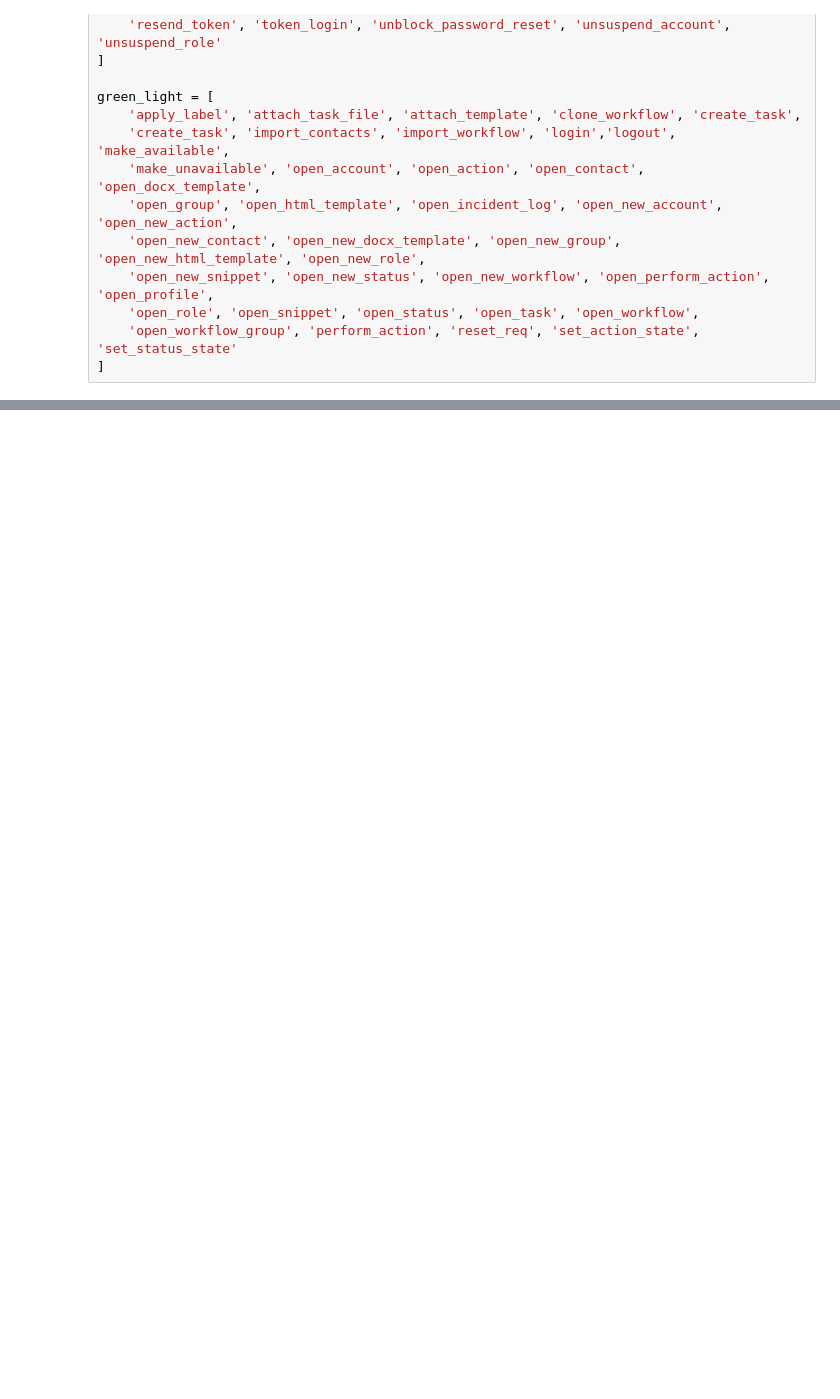
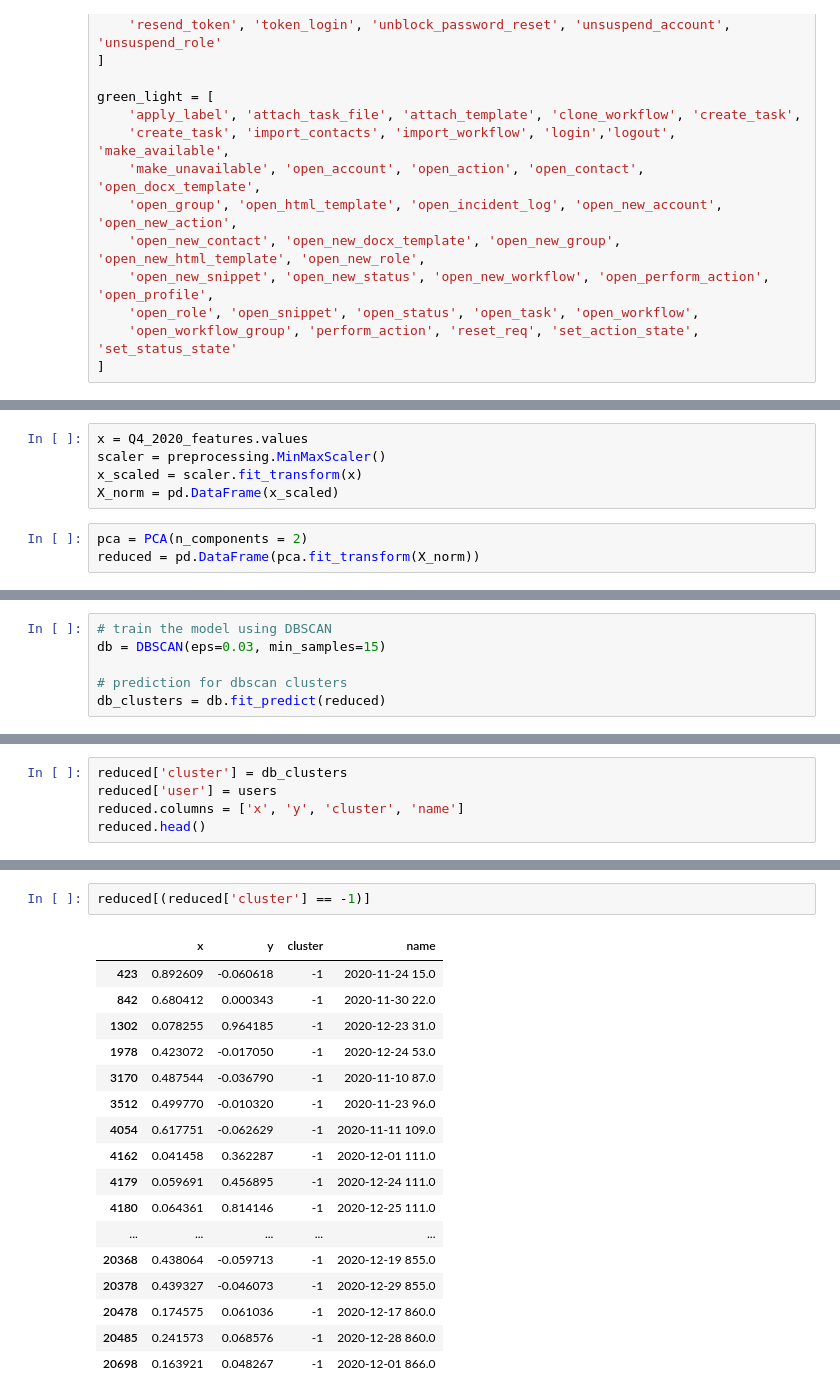
Before and after one commit to TadSas/UBA, a Jupyter notebook: Modeling.ipynb, the cells around one changed output, grey strips where cells are left out. Cells and saved outputs as stored; diff of their text form; blank space fills up the shorter version.

```diff
--- a/Modeling.ipynb
+++ b/Modeling.ipynb
@@ -90,0 +149,8 @@ dtype: float64
+# %%
+x = Q4_2020_features.values
+scaler = preprocessing.MinMaxScaler()
+x_scaled = scaler.fit_transform(x)
+X_norm = pd.DataFrame(x_scaled)
+# %%
+pca = PCA(n_components = 2)
+reduced = pd.DataFrame(pca.fit_transform(X_norm))
@@ -90,0 +175,6 @@ dtype: float64
+# %%
+# train the model using DBSCAN
+db = DBSCAN(eps=0.03, min_samples=15)
+
+# prediction for dbscan clusters
+db_clusters = db.fit_predict(reduced)
@@ -90,0 +185,5 @@ dtype: float64
+# %%
+reduced['cluster'] = db_clusters
+reduced['user'] = users
+reduced.columns = ['x', 'y', 'cluster', 'name']
+reduced.head()
@@ -90,0 +202,20 @@ dtype: float64
+# %%
+reduced[(reduced['cluster'] == -1)]
+# %% [output]
+|  | x | y | cluster | name |
+| 423 | 0.892609 | -0.060618 | -1 | 2020-11-24 15.0 |
+| 842 | 0.680412 | 0.000343 | -1 | 2020-11-30 22.0 |
+| 1302 | 0.078255 | 0.964185 | -1 | 2020-12-23 31.0 |
+| 1978 | 0.423072 | -0.017050 | -1 | 2020-12-24 53.0 |
+| 3170 | 0.487544 | -0.036790 | -1 | 2020-11-10 87.0 |
+| 3512 | 0.499770 | -0.010320 | -1 | 2020-11-23 96.0 |
+| 4054 | 0.617751 | -0.062629 | -1 | 2020-11-11 109.0 |
+| 4162 | 0.041458 | 0.362287 | -1 | 2020-12-01 111.0 |
+| 4179 | 0.059691 | 0.456895 | -1 | 2020-12-24 111.0 |
+| 4180 | 0.064361 | 0.814146 | -1 | 2020-12-25 111.0 |
+| ... | ... | ... | ... | ... |
+| 20368 | 0.438064 | -0.059713 | -1 | 2020-12-19 855.0 |
+| 20378 | 0.439327 | -0.046073 | -1 | 2020-12-29 855.0 |
+| 20478 | 0.174575 | 0.061036 | -1 | 2020-12-17 860.0 |
+| 20485 | 0.241573 | 0.068576 | -1 | 2020-12-28 860.0 |
+| 20698 | 0.163921 | 0.048267 | -1 | 2020-12-01 866.0 |
```
Also changed, not shown: parts of 20 cells of this notebook.
